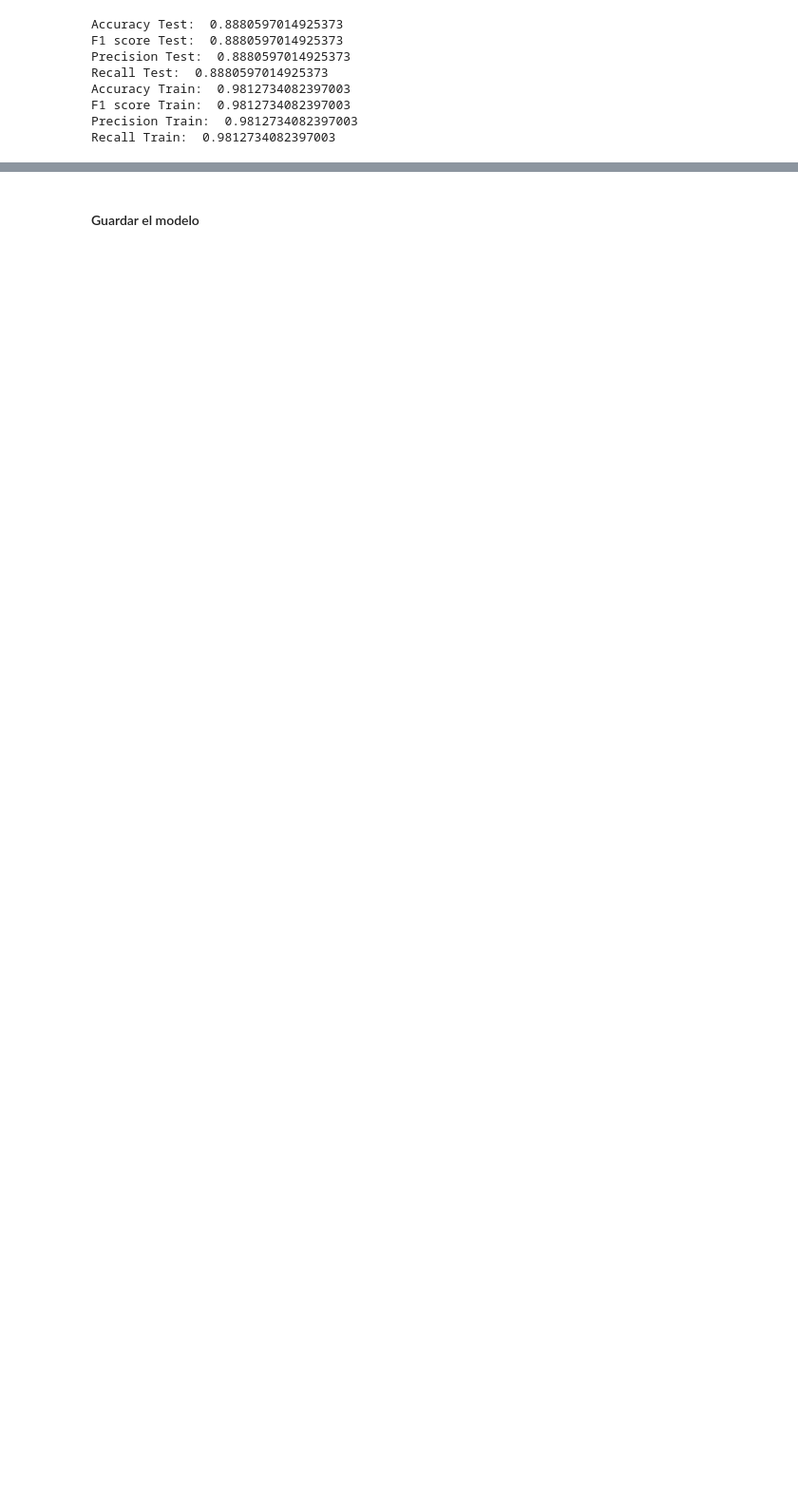
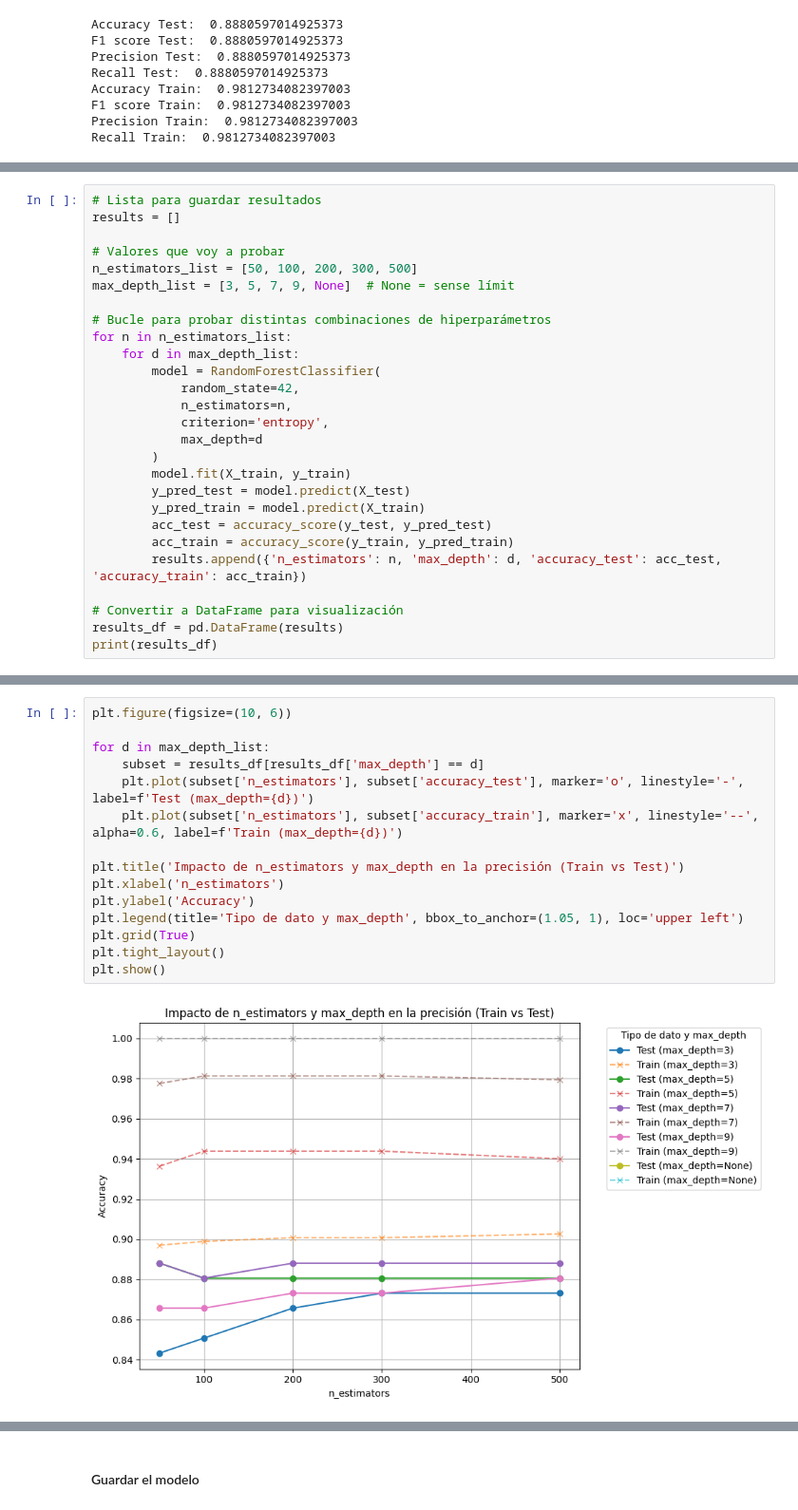
Before and after one commit to 4GeeksAcademy/kiliangil-random-forest-prediciendo-diabetes, a Jupyter notebook: src/explore.ipynb, the cells around one changed output, grey strips where cells are left out. Shown at 95% size. Cells and saved outputs as stored; diff of their text form; blank space fills up the shorter version.

Commit message:
Correcciones hechas, Random Forest terminado

```diff
--- a/src/explore.ipynb
+++ b/src/explore.ipynb
@@ -104,0 +105,27 @@ Las métricas mejoran al usar Random Forest.
+# %%
+# Lista para guardar resultados
+results = []
+
+# Valores que voy a probar
+n_estimators_list = [50, 100, 200, 300, 500]
+max_depth_list = [3, 5, 7, 9, None]  # None = sense límit
+
+# Bucle para probar distintas combinaciones de hiperparámetros
+for n in n_estimators_list:
+    for d in max_depth_list:
+        model = RandomForestClassifier(
+            random_state=42,
+            n_estimators=n,
+            criterion='entropy',
+            max_depth=d
+        )
+        model.fit(X_train, y_train)
+        y_pred_test = model.predict(X_test)
+        y_pred_train = model.predict(X_train)
+        acc_test = accuracy_score(y_test, y_pred_test)
+        acc_train = accuracy_score(y_train, y_pred_train)
+        results.append({'n_estimators': n, 'max_depth': d, 'accuracy_test': acc_test, 'accuracy_train': acc_train})
+
+# Convertir a DataFrame para visualización
+results_df = pd.DataFrame(results)
+print(results_df)
@@ -104,0 +152,17 @@ Las métricas mejoran al usar Random Forest.
+# %%
+plt.figure(figsize=(10, 6))
+
+for d in max_depth_list:
+    subset = results_df[results_df['max_depth'] == d]
+    plt.plot(subset['n_estimators'], subset['accuracy_test'], marker='o', linestyle='-', label=f'Test (max_depth={d})')
+    plt.plot(subset['n_estimators'], subset['accuracy_train'], marker='x', linestyle='--', alpha=0.6, label=f'Train (max_depth={d})')
+
+plt.title('Impacto de n_estimators y max_depth en la precisión (Train vs Test)')
+plt.xlabel('n_estimators')
+plt.ylabel('Accuracy')
+plt.legend(title='Tipo de dato y max_depth', bbox_to_anchor=(1.05, 1), loc='upper left')
+plt.grid(True)
+plt.tight_layout()
+plt.show()
+# %% [output]
+[figure, added]
```
Also changed, not shown: parts of 10 cells of this notebook, 1 other file.
